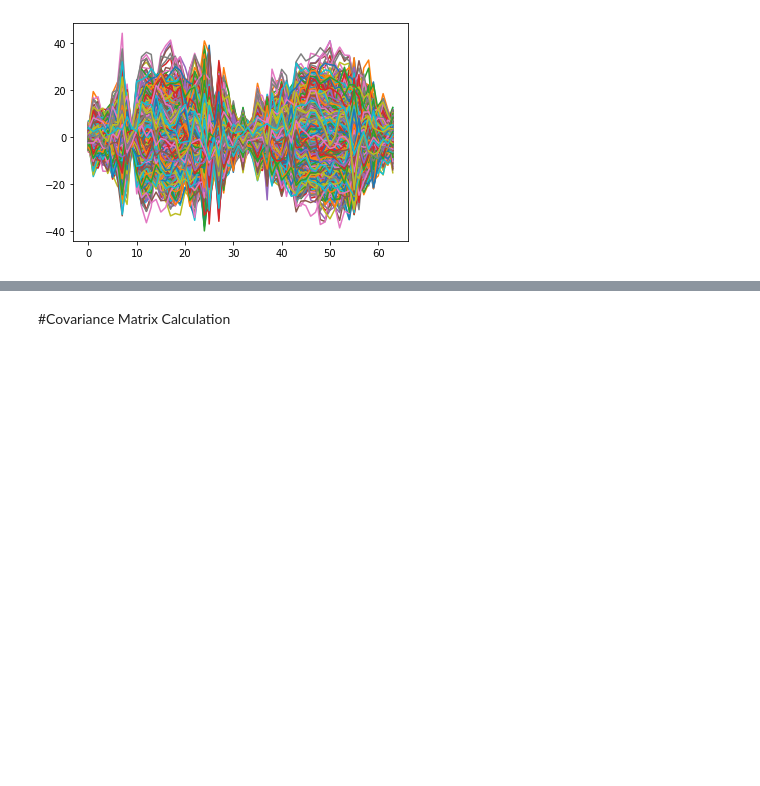
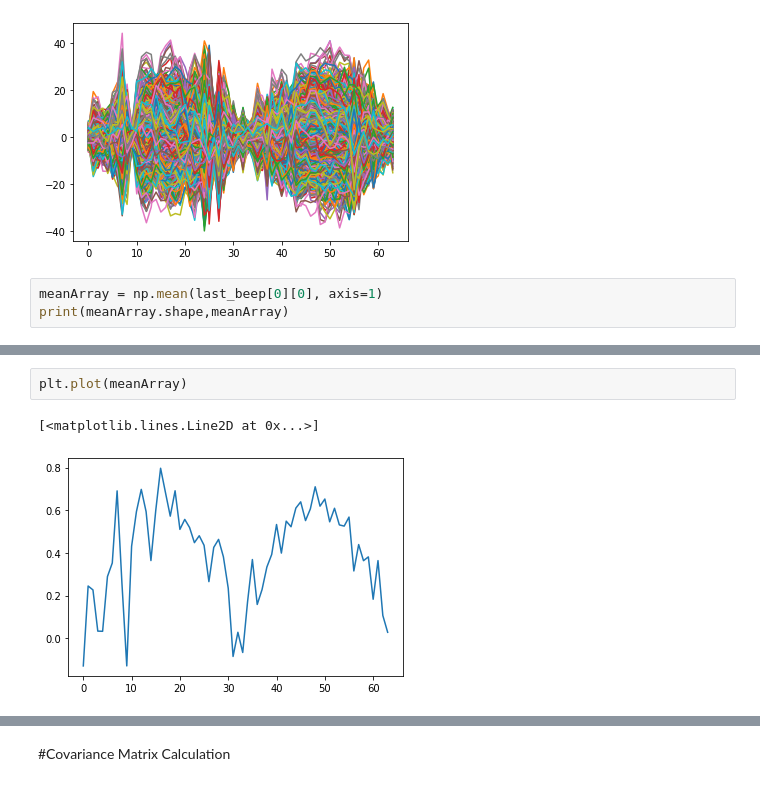
Before and after one commit to Syed-Osama-Hussain/Imagined-Speech-Prediction-from-EEG, a Jupyter notebook: long_words.ipynb, the cells around one changed output, grey strips where cells are left out. Drawn from its saved outputs; the diff is of its cells as text; blank space fills up the shorter version.

```diff
--- a/long_words.ipynb
+++ b/long_words.ipynb
@@ -90,3 +92,6 @@ plt.plot(end_trial[1][0]);
 plt.plot(last_beep[1][0]);
 # %% [output]
 [figure]
+# %%
+meanArray = np.mean(last_beep[0][0], axis=1)
+print(meanArray.shape,meanArray)
@@ -92,0 +110,5 @@ plt.plot(last_beep[1][0]);
+# %%
+plt.plot(meanArray)
+# %% [output]
+[<matplotlib.lines.Line2D at 0x...>]
+[figure, added]
```
Also changed, not shown: parts of 3 cells of this notebook.
